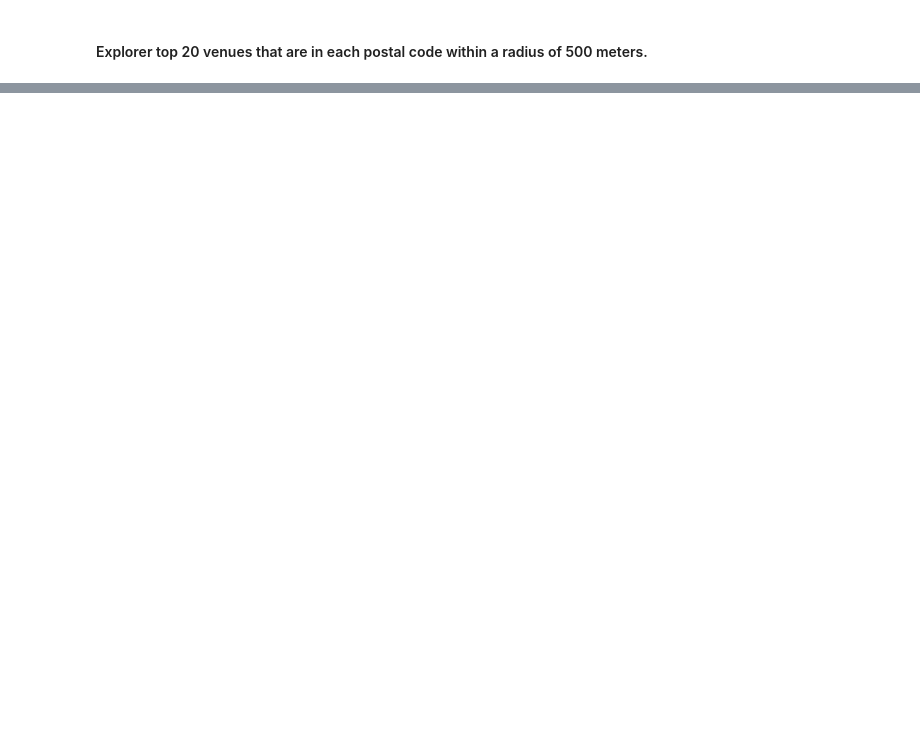
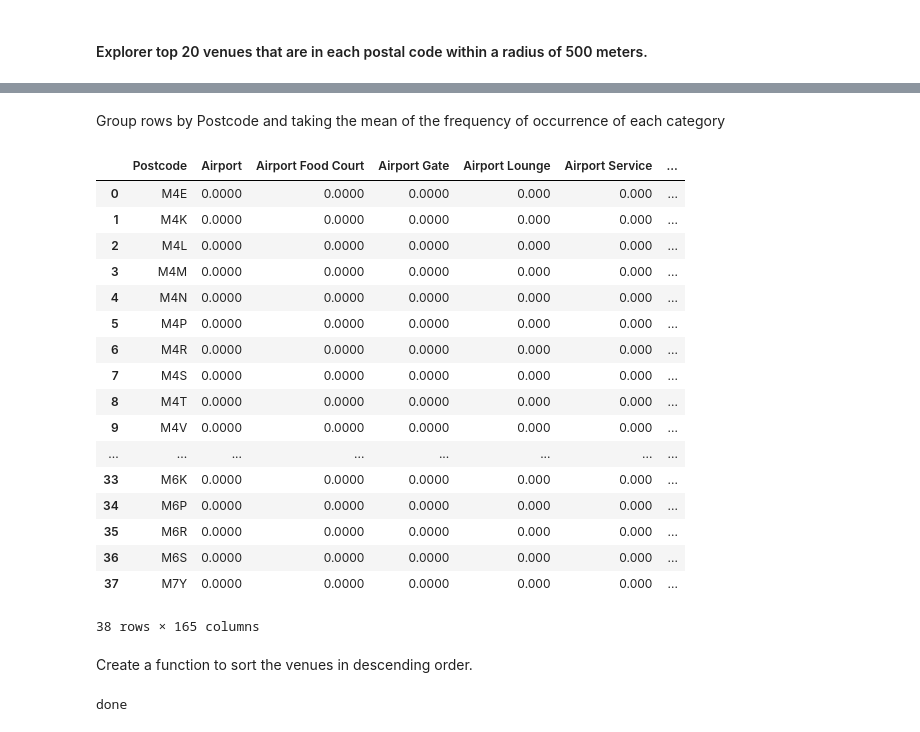
Before and after one commit to pokpongK/github-project, a Jupyter notebook: Neighbourhood-TO-Q3.ipynb, the cells around one changed output, grey strips where cells are left out. Saved outputs shown, nothing was run; the diff lists cells and outputs as text; code cells hidden in the pictures; blank space fills up the shorter version.

```diff
--- a/Neighbourhood-TO-Q3.ipynb
+++ b/Neighbourhood-TO-Q3.ipynb
@@ -119,9 +118,9 @@ map_Toronto
 # %% [markdown]
 Define Foursquare Credentials and Version
 # %%
-CLIENT_ID = 'XXX' # My Foursquare ID
-CLIENT_SECRET = 'XX' # My Foursquare Secret
-VERSION = '20190624' # Foursquare API version
+CLIENT_ID = 'BISODONBIY3BLADK12TAYRC2V3RT3FPLXDKCC0ZTLCXEMCJN' # My Foursquare ID
+CLIENT_SECRET = 'LINC0NSMHE5CAK10DMXU1Q2KOHAIOZ1Z2VYN2ZWWWW34JIDO' # My Foursquare Secret
+VERSION = '20190625' # Foursquare API version
 
 print('Your credentails:')
 print('CLIENT_ID: ' + CLIENT_ID)
@@ -137,15 +133,0 @@ create the GET request URL to retrive data from Foursquar
-# %%
-LIMIT = 20 # limit of number of venues from Foursquare
-
-radius = 500 # radius around cordinate unit 'meter'
-
- # create URL
-url = 'https://api.foursquare.com/v2/venues/explore?&client_id={}&client_secret={}&v={}&ll={},{}&radius={}&limit={}'.format(
-    CLIENT_ID,
-    CLIENT_SECRET,
-    VERSION,
-    neighborhood_latitude,
-    neighborhood_longitude,
-    radius,
-    LIMIT)
-url # display URL
@@ -151,0 +182,7 @@ url # display URL
+# %%
+Toronto_venues = getNearbyVenues(names=Toronto_data['Postcode'],
+                                   latitudes=Toronto_data['Latitude'],
+                                   longitudes=Toronto_data['Longitude']
+                                  )
+
+print(Toronto_data.shape)
@@ -151,0 +226,12 @@ url # display URL
+# %%
+# one hot encoding to create dummy value. If the row contain category, value equl 1
+Toronto_onehot = pd.get_dummies(Toronto_venues[['Venue Category']], prefix="", prefix_sep="")
+
+# add postcode column to dataframe
+Toronto_onehot['Postcode'] = Toronto_venues['Postcode']
+
+# move postcode column to the first column
+fixed_columns = [Toronto_onehot.columns[-1]] + list(Toronto_onehot.columns[:-1])
+Toronto_onehot = Toronto_onehot[fixed_columns]
+
+Toronto_onehot.head()
@@ -151,0 +246,35 @@ url # display URL
+# %% [markdown]
+Group rows by Postcode and taking the mean of the frequency of occurrence of each category
+# %%
+Toronto_grouped = Toronto_onehot.groupby('Postcode').mean().reset_index()
+Toronto_grouped
+# %% [output]
+|  | Postcode | Airport | Airport Food Court | Airport Gate | Airport Lounge | Airport Service | ... |
+| 0 | M4E | 0.0000 | 0.0000 | 0.0000 | 0.000 | 0.000 | ... |
+| 1 | M4K | 0.0000 | 0.0000 | 0.0000 | 0.000 | 0.000 | ... |
+| 2 | M4L | 0.0000 | 0.0000 | 0.0000 | 0.000 | 0.000 | ... |
+| 3 | M4M | 0.0000 | 0.0000 | 0.0000 | 0.000 | 0.000 | ... |
+| 4 | M4N | 0.0000 | 0.0000 | 0.0000 | 0.000 | 0.000 | ... |
+| 5 | M4P | 0.0000 | 0.0000 | 0.0000 | 0.000 | 0.000 | ... |
+| 6 | M4R | 0.0000 | 0.0000 | 0.0000 | 0.000 | 0.000 | ... |
+| 7 | M4S | 0.0000 | 0.0000 | 0.0000 | 0.000 | 0.000 | ... |
+| 8 | M4T | 0.0000 | 0.0000 | 0.0000 | 0.000 | 0.000 | ... |
+| 9 | M4V | 0.0000 | 0.0000 | 0.0000 | 0.000 | 0.000 | ... |
+| ... | ... | ... | ... | ... | ... | ... | ... |
+| 33 | M6K | 0.0000 | 0.0000 | 0.0000 | 0.000 | 0.000 | ... |
+| 34 | M6P | 0.0000 | 0.0000 | 0.0000 | 0.000 | 0.000 | ... |
+| 35 | M6R | 0.0000 | 0.0000 | 0.0000 | 0.000 | 0.000 | ... |
+| 36 | M6S | 0.0000 | 0.0000 | 0.0000 | 0.000 | 0.000 | ... |
+| 37 | M7Y | 0.0000 | 0.0000 | 0.0000 | 0.000 | 0.000 | ... |
+38 rows × 165 columns
+# %% [markdown]
+Create a function to sort the venues in descending order.
+# %%
+def return_most_common_venues(row, num_top_venues):
+    row_categories = row.iloc[1:]
+    row_categories_sorted = row_categories.sort_values(ascending=False)
+
+    return row_categories_sorted.index.values[0:num_top_venues]
+print('done')
+# %% [output]
+done
```
Also changed, not shown: parts of 34 cells of this notebook, 2 other files.
